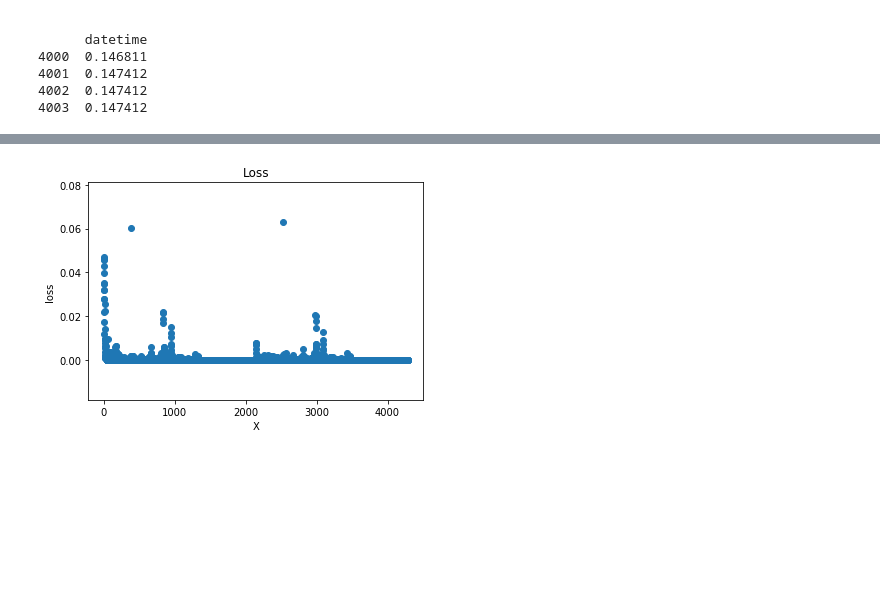
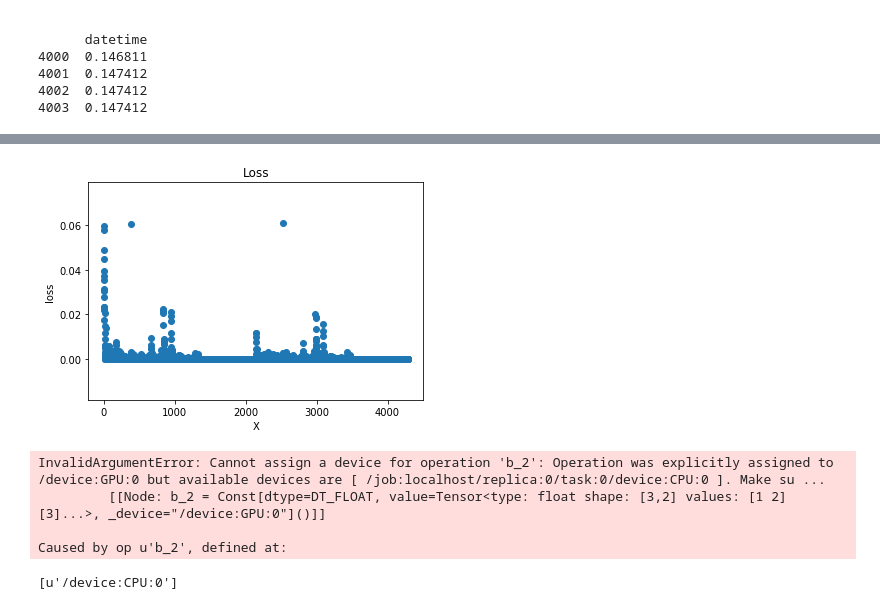
Before and after one commit to chasedavis/crypto-sentiment, a Jupyter notebook: neuralnetfix.ipynb, the cells around one changed output, grey strips where cells are left out. Cells and saved outputs as stored; diff of their text form; code cells hidden in the pictures; blank space fills up the shorter version.

Commit message:
GPU device logging

```diff
--- a/neuralnetfix.ipynb
+++ b/neuralnetfix.ipynb
@@ -499,8 +518,33 @@ plt.show()
 # %%
 plt.title('Loss')
-plt.scatter(x=np.arange(0,len(loss_list2)), y=loss_list)
+plt.scatter(x=np.arange(0,len(loss_list2)), y=loss_list2)
 plt.xlabel('X')
 plt.ylabel('loss')
 plt.show()
 # %% [output]
-[figure, old version]
+[figure, new version]
+# %%
+# Creates a graph.
+with tf.device('/GPU:0'):
+  a = tf.constant([1.0, 2.0, 3.0, 4.0, 5.0, 6.0], shape=[2, 3], name='a')
+  b = tf.constant([1.0, 2.0, 3.0, 4.0, 5.0, 6.0], shape=[3, 2], name='b')
+c = tf.matmul(a, b)
+# Creates a session with log_device_placement set to True.
+sess = tf.Session(config=tf.ConfigProto(log_device_placement=True))
+# Runs the op.
+print(sess.run(c))
+# %% [output]
+InvalidArgumentError: Cannot assign a device for operation 'b_2': Operation was explicitly assigned to /device:GPU:0 but available devices are [ /job:localhost/replica:0/task:0/device:CPU:0 ]. Make su ...
+         [[Node: b_2 = Const[dtype=DT_FLOAT, value=Tensor<type: float shape: [3,2] values: [1 2][3]...>, _device="/device:GPU:0"]()]]
+
+Caused by op u'b_2', defined at:
+# %%
+from tensorflow.python.client import device_lib
+
+def get_available_devices():
+    local_device_protos = device_lib.list_local_devices()
+    return [x.name for x in local_device_protos]
+
+print(get_available_devices())
+# %% [output]
+[u'/device:CPU:0']
```
Also changed, not shown: parts of 4 cells of this notebook.
